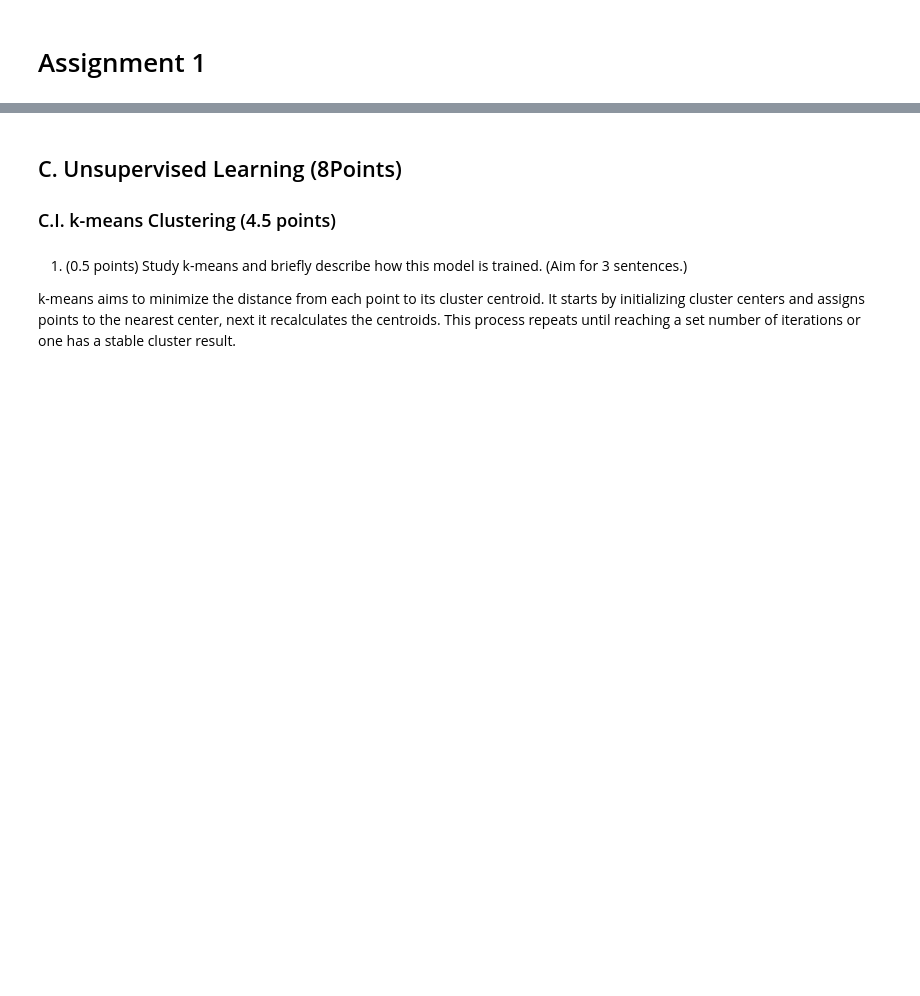
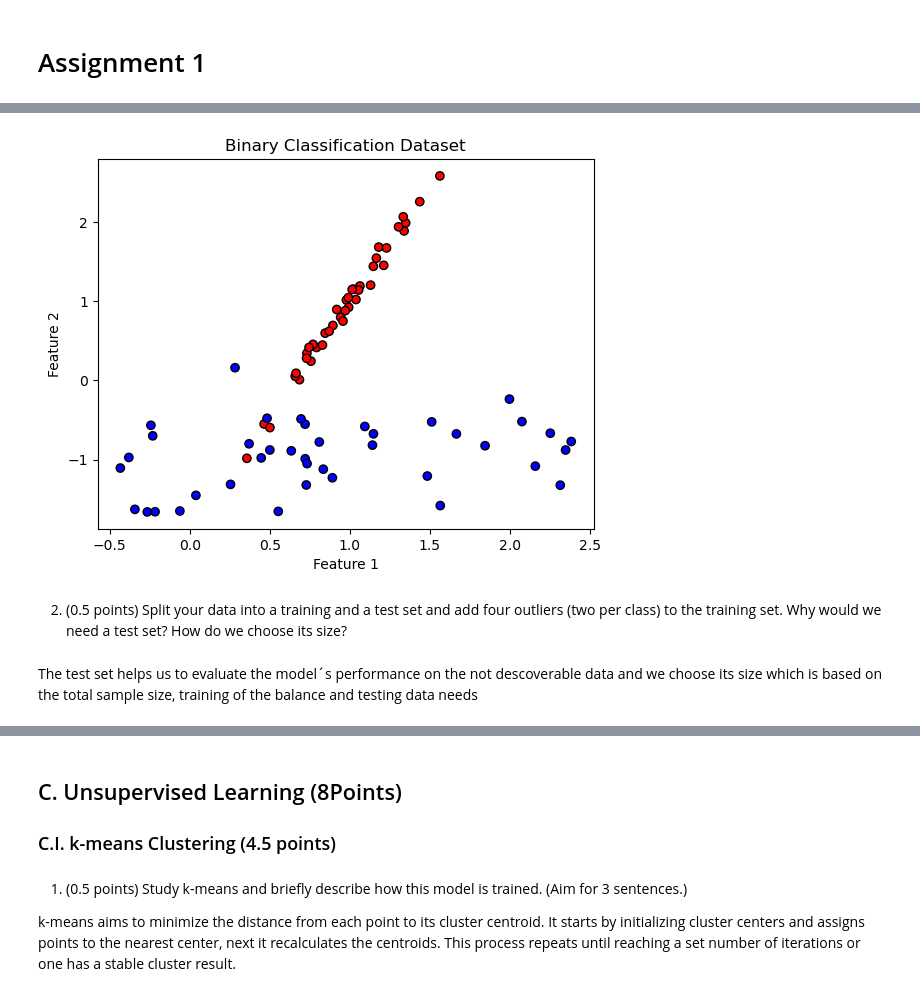
Before and after one commit to Davidpereira2803/IML_Assigments, a Jupyter notebook: Assignment1/assignmentself1.ipynb, the cells around one changed output, grey strips where cells are left out. Drawn from its saved outputs; the diff is of its cells as text; code cells hidden in the pictures; blank space fills up the shorter version.

```diff
--- a/Assignment1/assignmentself1.ipynb
+++ b/Assignment1/assignmentself1.ipynb
@@ -2,0 +8,16 @@
+# %%
+from sklearn.datasets import make_classification
+import matplotlib.pyplot as plt
+
+X, y = make_classification(n_samples=80, n_features=2, n_classes=2, n_clusters_per_class=1, n_informative=2, n_redundant=0, random_state=42)
+
+plt.scatter(X[:, 0], X[:, 1], c=y, cmap='bwr', edgecolor='k')
+plt.title('Binary Classification Dataset')
+plt.xlabel('Feature 1')
+plt.ylabel('Feature 2')
+plt.show()
+# %% [output]
+[figure, added]
+# %% [markdown]
+2. (0.5 points) Split your data into a training and a test set and add four outliers (two per class) to
+the training set. Why would we need a test set? How do we choose its size?
@@ -2,0 +35,2 @@
+# %% [markdown]
+The test set helps us to evaluate the model´s performance on the not descoverable data and we choose its size which is based on the total sample size, training of the balance and testing data needs
```
Also changed, not shown: parts of 7 cells of this notebook.
